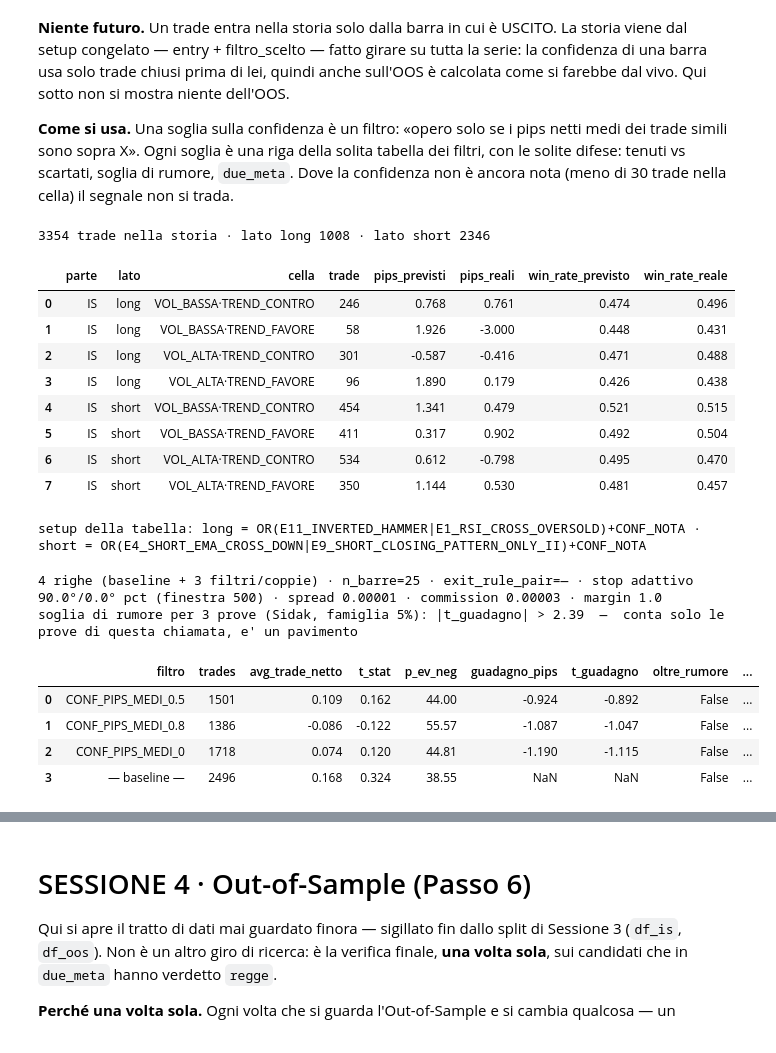
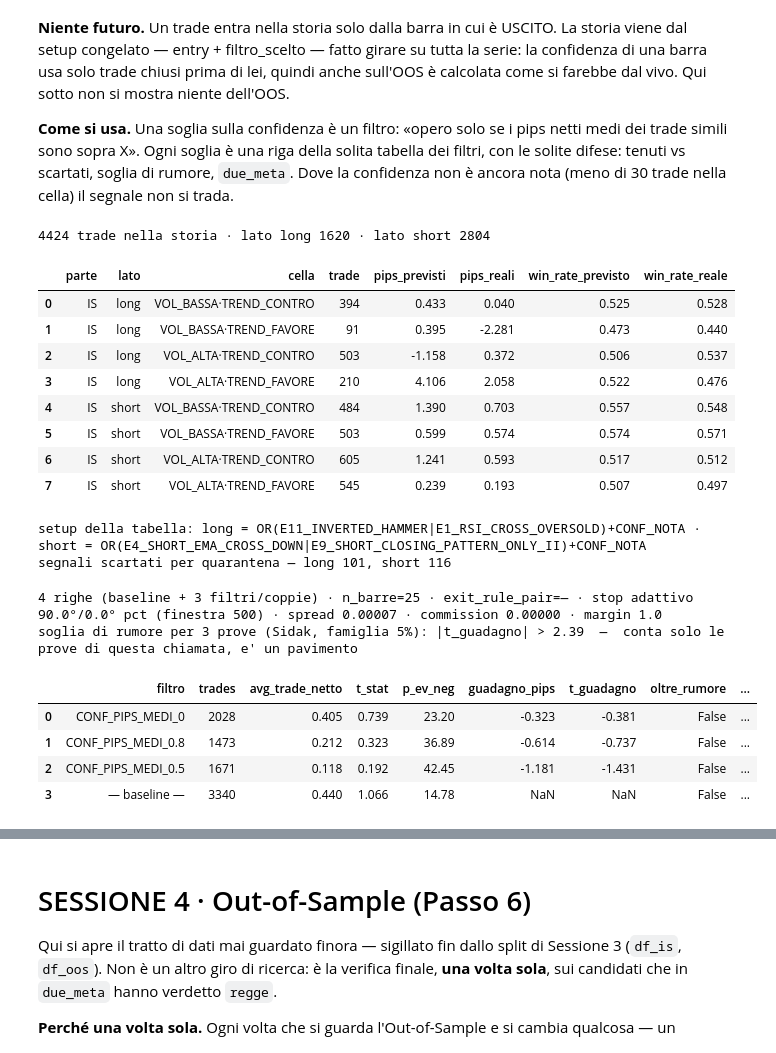
Before and after one commit to matti410/Trading-System-Creator_V4, a Jupyter notebook: Trading_Grid_Search_v4_backtesting.ipynb, the cells around one changed output, grey strips where cells are left out. Cells and saved outputs as stored; diff of their text form; code cells hidden in the pictures.

```diff
--- a/Trading_Grid_Search_v4_backtesting.ipynb
+++ b/Trading_Grid_Search_v4_backtesting.ipynb
@@ -173,0 +149,18 @@ EURUSD  [forex]  conto in USD
+# %%
+CASH = 10_000_000     # capitale del backtest: deve superare il prezzo di UNA unita'.
+                      # I pips per trade non dipendono da CASH.
+
+# Conto IC Markets Standard (quello del demo): nessuna commissione, il costo e'
+# tutto nello spread. Valori in pips, una riga per symbol.
+SPREAD_PIPS          = {"EURUSD": 0.8}    # spread normale, da listino
+SPREAD_ROLLOVER_PIPS = {"EURUSD": 1.5}    # spread nel rollover: STIMA, da correggere
+                                          # leggendolo in MT5 verso le 23:00 italiane
+if symbol not in SPREAD_PIPS:
+    raise ValueError(f"Manca lo spread di {symbol}: aggiungi una riga a SPREAD_PIPS "
+                     "e a SPREAD_ROLLOVER_PIPS.")
+
+costi = parametri_backtest(symbol, bars=df, valuta_conto="USD", usa_mt5=False,
+                           spread_pips=SPREAD_PIPS[symbol], commissione_rt=0.0)
+costi["cash"] = CASH                                          # ogni **costi passa anche il capitale
+costi["spread_rollover_pips"] = SPREAD_ROLLOVER_PIPS[symbol]  # ... e lo spread del rollover
+costi   # -> {'spread': ..., 'commission': 0.0, 'cash': ..., 'spread_rollover_pips': ...}
@@ -568,7 +576,7 @@ fs = run_filter_search_bt(
     n_barre=H,
     filtri=filtri_da_provare,
     perc_sl=90.0, perc_tp=0.0, **costi, min_trades_giudizio=100,
-    p_max=5.0, alpha=0.05
+    p_max=5.0, alpha=0.05, inverti_su_opposto=True
 )
 fs.top(10)
 # %% [output]
@@ -719,7 +728,7 @@ segnale non si trada.
 base_completa = run_filter_search_bt(
     df, entry_long=entry_long_cong, entry_short=entry_short_cong,
     exit_rule_pair=fs.exit_rule_pair, n_barre=fs.n_barre, filtri=[],
-    perc_sl=90.0, perc_tp=0.0, **costi, verbose=False)
+    perc_sl=90.0, perc_tp=0.0, **costi, inverti_su_opposto=True, verbose=False)
 esiti = esiti_trade(base_completa.trades(), df, fs.pip_size, costi["commission"])
 
 # 2. la confidenza barra per barra, per ciascun lato attivo
@@ -729,50 +738,51 @@ conf_short = confidenza_rolling(df, esiti, direzione=-1) if entry_short_cong els
 print(f"{len(esiti)} trade nella storia · lato long {int((esiti['lato'] == 1).sum())}"
       f" · lato short {int((esiti['lato'] == -1).sum())}")
 # %% [output]
-3354 trade nella storia · lato long 1008 · lato short 2346
+4424 trade nella storia · lato long 1620 · lato short 2804
 # %%
 # confidenza prevista (prima di entrare) contro esito reale, per cella
 report_calibrazione(esiti, df, split=df_oos.index[0],
                     conf_long=conf_long, conf_short=conf_short).round(3)
 # %% [output]
 |  | parte | lato | cella | trade | pips_previsti | pips_reali | win_rate_previsto | win_rate_reale |
-| 0 | IS | long | VOL_BASSA·TREND_CONTRO | 246 | 0.768 | 0.761 | 0.474 | 0.496 |
-| 1 | IS | long | VOL_BASSA·TREND_FAVORE | 58 | 1.926 | -3.000 | 0.448 | 0.431 |
-| 2 | IS | long | VOL_ALTA·TREND_CONTRO | 301 | -0.587 | -0.416 | 0.471 | 0.488 |
-| 3 | IS | long | VOL_ALTA·TREND_FAVORE | 96 | 1.890 | 0.179 | 0.426 | 0.438 |
-| 4 | IS | short | VOL_BASSA·TREND_CONTRO | 454 | 1.341 | 0.479 | 0.521 | 0.515 |
-| 5 | IS | short | VOL_BASSA·TREND_FAVORE | 411 | 0.317 | 0.902 | 0.492 | 0.504 |
-| 6 | IS | short | VOL_ALTA·TREND_CONTRO | 534 | 0.612 | -0.798 | 0.495 | 0.470 |
-| 7 | IS | short | VOL_ALTA·TREND_FAVORE | 350 | 1.144 | 0.530 | 0.481 | 0.457 |
+| 0 | IS | long | VOL_BASSA·TREND_CONTRO | 394 | 0.433 | 0.040 | 0.525 | 0.528 |
+| 1 | IS | long | VOL_BASSA·TREND_FAVORE | 91 | 0.395 | -2.281 | 0.473 | 0.440 |
+| 2 | IS | long | VOL_ALTA·TREND_CONTRO | 503 | -1.158 | 0.372 | 0.506 | 0.537 |
+| 3 | IS | long | VOL_ALTA·TREND_FAVORE | 210 | 4.106 | 2.058 | 0.522 | 0.476 |
+| 4 | IS | short | VOL_BASSA·TREND_CONTRO | 484 | 1.390 | 0.703 | 0.557 | 0.548 |
+| 5 | IS | short | VOL_BASSA·TREND_FAVORE | 503 | 0.599 | 0.574 | 0.574 | 0.571 |
+| 6 | IS | short | VOL_ALTA·TREND_CONTRO | 605 | 1.241 | 0.593 | 0.517 | 0.512 |
+| 7 | IS | short | VOL_ALTA·TREND_FAVORE | 545 | 0.239 | 0.193 | 0.507 | 0.497 |
 # %%
 SOGLIE_CONF = [0.0, 0.5, 0.8]     # pips netti medi: si opera se la confidenza è SOPRA
 
 filtri_conf = registra_filtro_confidenza(SOGLIE_CONF,
                                          conf_long=conf_long, conf_short=conf_short)
 
 # la tabella si fa solo sui segnali a confidenza NOTA: cosi' ogni soglia
 # confronta «sopra soglia» con «sotto soglia», senza i trade del riscaldamento
 entry_long_nota, entry_short_nota = congela_confidenza_nota(
     entry_long_cong, entry_short_cong, conf_long, conf_short)
 print(f"setup della tabella: long = {entry_long_nota} · short = {entry_short_nota}")
 
 fs_conf = run_filter_search_bt(
     df_is,
     entry_long=entry_long_nota, entry_short=entry_short_nota,
     exit_rule_pair=fs.exit_rule_pair, n_barre=fs.n_barre,
     filtri=filtri_conf,
     perc_sl=90.0, perc_tp=0.0, **costi, min_trades_giudizio=100,
-    p_max=5.0, alpha=0.05)
+    p_max=5.0, alpha=0.05, inverti_su_opposto=True)
 fs_conf.top(10)
 # %% [output]
 setup della tabella: long = OR(E11_INVERTED_HAMMER|E1_RSI_CROSS_OVERSOLD)+CONF_NOTA · short = OR(E4_SHORT_EMA_CROSS_DOWN|E9_SHORT_CLOSING_PATTERN_ONLY_II)+CONF_NOTA
+segnali scartati per quarantena — long 101, short 116
-4 righe (baseline + 3 filtri/coppie) · n_barre=25 · exit_rule_pair=— · stop adattivo 90.0°/0.0° pct (finestra 500) · spread 0.00001 · commission 0.00003 · margin 1.0
+4 righe (baseline + 3 filtri/coppie) · n_barre=25 · exit_rule_pair=— · stop adattivo 90.0°/0.0° pct (finestra 500) · spread 0.00007 · commission 0.00000 · margin 1.0
 soglia di rumore per 3 prove (Sidak, famiglia 5%): |t_guadagno| > 2.39  —  conta solo le prove di questa chiamata, e' un pavimento
 |  | filtro | trades | avg_trade_netto | t_stat | p_ev_neg | guadagno_pips | t_guadagno | oltre_rumore | ... |
-| 0 | CONF_PIPS_MEDI_0.5 | 1501 | 0.109 | 0.162 | 44.00 | -0.924 | -0.892 | False | ... |
-| 1 | CONF_PIPS_MEDI_0.8 | 1386 | -0.086 | -0.122 | 55.57 | -1.087 | -1.047 | False | ... |
-| 2 | CONF_PIPS_MEDI_0 | 1718 | 0.074 | 0.120 | 44.81 | -1.190 | -1.115 | False | ... |
-| 3 | — baseline — | 2496 | 0.168 | 0.324 | 38.55 | NaN | NaN | False | ... |
+| 0 | CONF_PIPS_MEDI_0 | 2028 | 0.405 | 0.739 | 23.20 | -0.323 | -0.381 | False | ... |
+| 1 | CONF_PIPS_MEDI_0.8 | 1473 | 0.212 | 0.323 | 36.89 | -0.614 | -0.737 | False | ... |
+| 2 | CONF_PIPS_MEDI_0.5 | 1671 | 0.118 | 0.192 | 42.45 | -1.181 | -1.431 | False | ... |
+| 3 | — baseline — | 3340 | 0.440 | 1.066 | 14.78 | NaN | NaN | False | ... |
 # %%
 fs_conf.risultati
 # %% [output]
```
Also changed, not shown: parts of 22 cells of this notebook.
